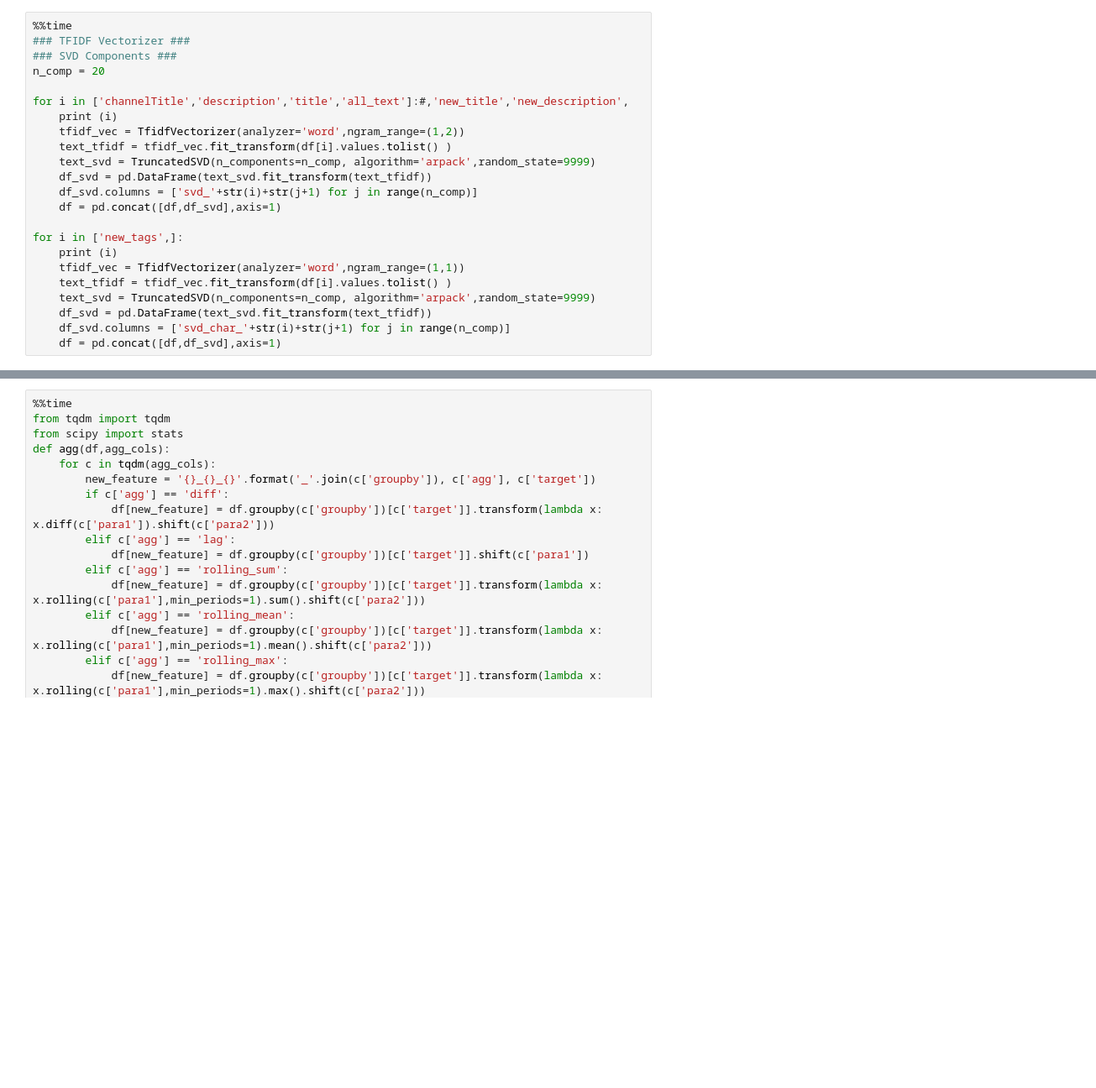
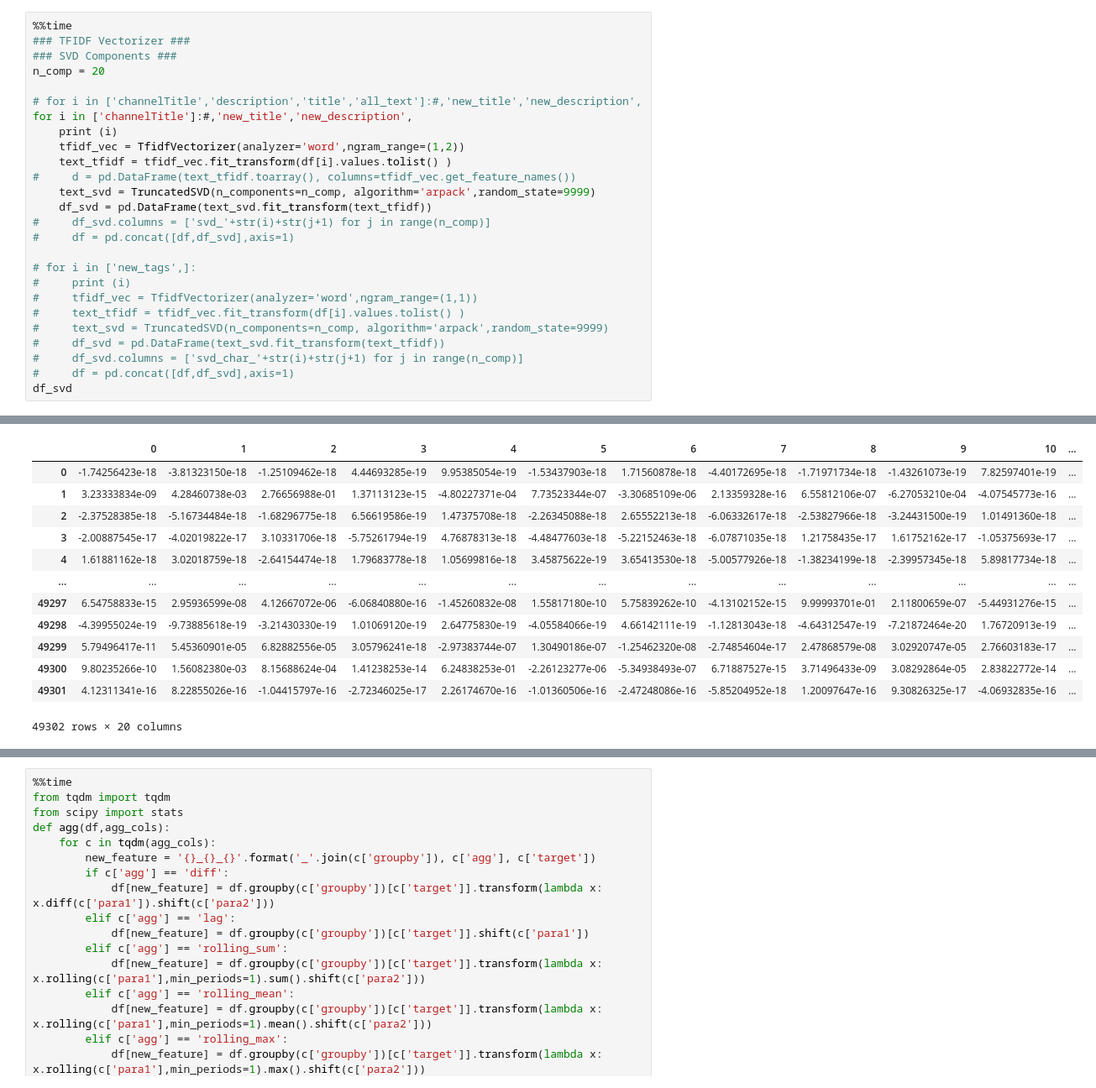
Before and after one commit to tsuru-kazu/research, a Jupyter notebook: src/code/notebook/predic_likes.ipynb, the cells around one changed output, grey strips where cells are left out. Shown at 84% size. Saved outputs shown, nothing was run; the diff lists cells and outputs as text; blank space fills up the shorter version.

```diff
--- a/src/code/notebook/predic_likes.ipynb
+++ b/src/code/notebook/predic_likes.ipynb
@@ -277,22 +277,25 @@ Wall time: 1min 14s
 ### SVD Components ###
 n_comp = 20
 
-for i in ['channelTitle','description','title','all_text']:#,'new_title','new_description',
+# for i in ['channelTitle','description','title','all_text']:#,'new_title','new_description',
+for i in ['channelTitle']:#,'new_title','new_description',
     print (i)
     tfidf_vec = TfidfVectorizer(analyzer='word',ngram_range=(1,2))
     text_tfidf = tfidf_vec.fit_transform(df[i].values.tolist() )
+#     d = pd.DataFrame(text_tfidf.toarray(), columns=tfidf_vec.get_feature_names())
     text_svd = TruncatedSVD(n_components=n_comp, algorithm='arpack',random_state=9999)
     df_svd = pd.DataFrame(text_svd.fit_transform(text_tfidf))
-    df_svd.columns = ['svd_'+str(i)+str(j+1) for j in range(n_comp)]
-    df = pd.concat([df,df_svd],axis=1)
+#     df_svd.columns = ['svd_'+str(i)+str(j+1) for j in range(n_comp)]
+#     df = pd.concat([df,df_svd],axis=1)
 
-for i in ['new_tags',]:
-    print (i)
-    tfidf_vec = TfidfVectorizer(analyzer='word',ngram_range=(1,1))
-    text_tfidf = tfidf_vec.fit_transform(df[i].values.tolist() )
-    text_svd = TruncatedSVD(n_components=n_comp, algorithm='arpack',random_state=9999)
-    df_svd = pd.DataFrame(text_svd.fit_transform(text_tfidf))
-    df_svd.columns = ['svd_char_'+str(i)+str(j+1) for j in range(n_comp)]
-    df = pd.concat([df,df_svd],axis=1)
+# for i in ['new_tags',]:
+#     print (i)
+#     tfidf_vec = TfidfVectorizer(analyzer='word',ngram_range=(1,1))
+#     text_tfidf = tfidf_vec.fit_transform(df[i].values.tolist() )
+#     text_svd = TruncatedSVD(n_components=n_comp, algorithm='arpack',random_state=9999)
+#     df_svd = pd.DataFrame(text_svd.fit_transform(text_tfidf))
+#     df_svd.columns = ['svd_char_'+str(i)+str(j+1) for j in range(n_comp)]
+#     df = pd.concat([df,df_svd],axis=1)
+df_svd
 # %% [output]
 channelTitle
@@ -304,0 +304,13 @@ Wall time: 1min 12s
+|  | 0 | 1 | 2 | 3 | 4 | 5 | 6 | 7 | 8 | 9 | 10 | ... |
+| 0 | -1.74256423e-18 | -3.81323150e-18 | -1.25109462e-18 | 4.44693285e-19 | 9.95385054e-19 | -1.53437903e-18 | 1.71560878e-18 | -4.40172695e-18 | -1.71971734e-18 | -1.43261073e-19 | 7.82597401e-19 | ... |
+| 1 | 3.23333834e-09 | 4.28460738e-03 | 2.76656988e-01 | 1.37113123e-15 | -4.80227371e-04 | 7.73523344e-07 | -3.30685109e-06 | 2.13359328e-16 | 6.55812106e-07 | -6.27053210e-04 | -4.07545773e-16 | ... |
+| 2 | -2.37528385e-18 | -5.16734484e-18 | -1.68296775e-18 | 6.56619586e-19 | 1.47375708e-18 | -2.26345088e-18 | 2.65552213e-18 | -6.06332617e-18 | -2.53827966e-18 | -3.24431500e-19 | 1.01491360e-18 | ... |
+| 3 | -2.00887545e-17 | -4.02019822e-17 | 3.10331706e-18 | -5.75261794e-19 | 4.76878313e-18 | -4.48477603e-18 | -5.22152463e-18 | -6.07871035e-18 | 1.21758435e-17 | 1.61752162e-17 | -1.05375693e-17 | ... |
+| 4 | 1.61881162e-18 | 3.02018759e-18 | -2.64154474e-18 | 1.79683778e-18 | 1.05699816e-18 | 3.45875622e-19 | 3.65413530e-18 | -5.00577926e-18 | -1.38234199e-18 | -2.39957345e-18 | 5.89817734e-18 | ... |
+| ... | ... | ... | ... | ... | ... | ... | ... | ... | ... | ... | ... | ... |
+| 49297 | 6.54758833e-15 | 2.95936599e-08 | 4.12667072e-06 | -6.06840880e-16 | -1.45260832e-08 | 1.55817180e-10 | 5.75839262e-10 | -4.13102152e-15 | 9.99993701e-01 | 2.11800659e-07 | -5.44931276e-15 | ... |
+| 49298 | -4.39955024e-19 | -9.73885618e-19 | -3.21430330e-19 | 1.01069120e-19 | 2.64775830e-19 | -4.05584066e-19 | 4.66142111e-19 | -1.12813043e-18 | -4.64312547e-19 | -7.21872464e-20 | 1.76720913e-19 | ... |
+| 49299 | 5.79496417e-11 | 5.45360901e-05 | 6.82882556e-05 | 3.05796241e-18 | -2.97383744e-07 | 1.30490186e-07 | -1.25462320e-08 | -2.74854604e-17 | 2.47868579e-08 | 3.02920747e-05 | 2.76603183e-17 | ... |
+| 49300 | 9.80235266e-10 | 1.56082380e-03 | 8.15688624e-04 | 1.41238253e-14 | 6.24838253e-01 | -2.26123277e-06 | -5.34938493e-07 | 6.71887527e-15 | 3.71496433e-09 | 3.08292864e-05 | 2.83822772e-14 | ... |
+| 49301 | 4.12311341e-16 | 8.22855026e-16 | -1.04415797e-16 | -2.72346025e-17 | 2.26174670e-16 | -1.01360506e-16 | -2.47248086e-16 | -5.85204952e-18 | 1.20097647e-16 | 9.30826325e-17 | -4.06932835e-16 | ... |
+49302 rows × 20 columns
```
Also changed, not shown: parts of 4 cells of this notebook, 24 other files.
